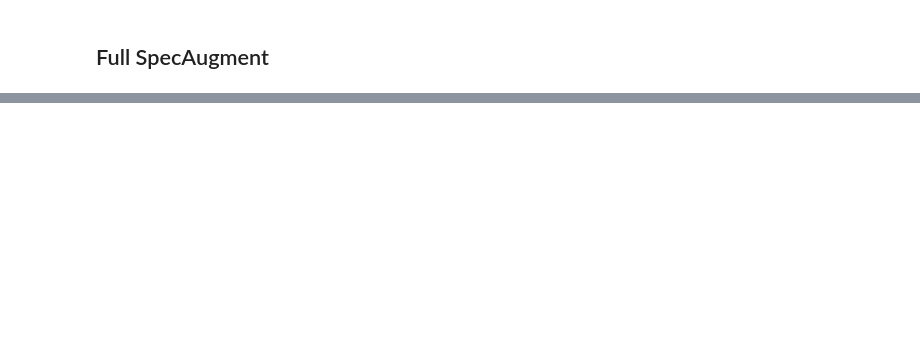
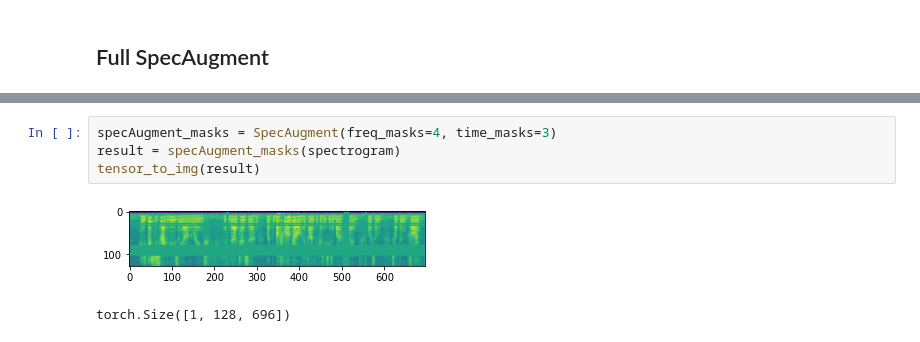
Before and after one commit to karan-sarkar/VGGVox-PyTorch, a Jupyter notebook: notebooks/spec_augment_example.ipynb, the cells around one changed output, grey strips where cells are left out. Drawn from its saved outputs; the diff is of its cells as text; blank space fills up the shorter version.

```diff
--- a/notebooks/spec_augment_example.ipynb
+++ b/notebooks/spec_augment_example.ipynb
@@ -501 +112,8 @@ tensor_to_img(combined)
 torch.Size([1, 128, 696])
+# %%
+specAugment_masks = SpecAugment(freq_masks=4, time_masks=3)
+result = specAugment_masks(spectrogram)
+tensor_to_img(result)
+# %% [output]
+[figure, added]
+torch.Size([1, 128, 696])
```
Also changed, not shown: parts of 11 cells of this notebook, 1 other file.
